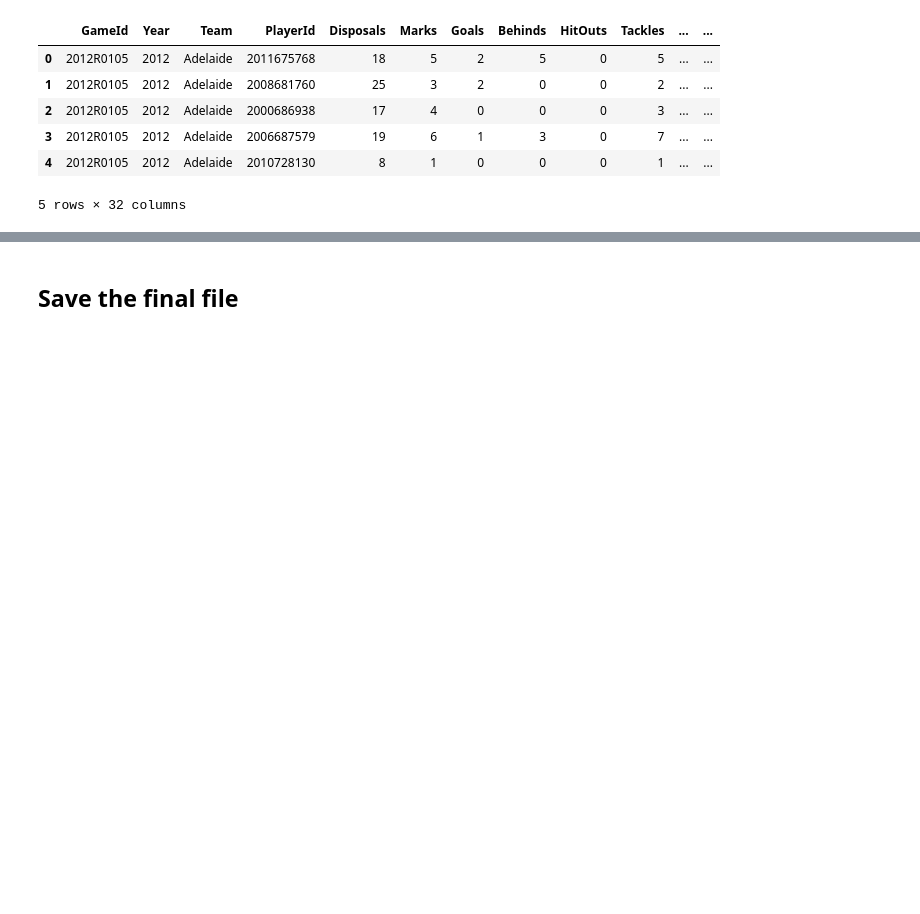
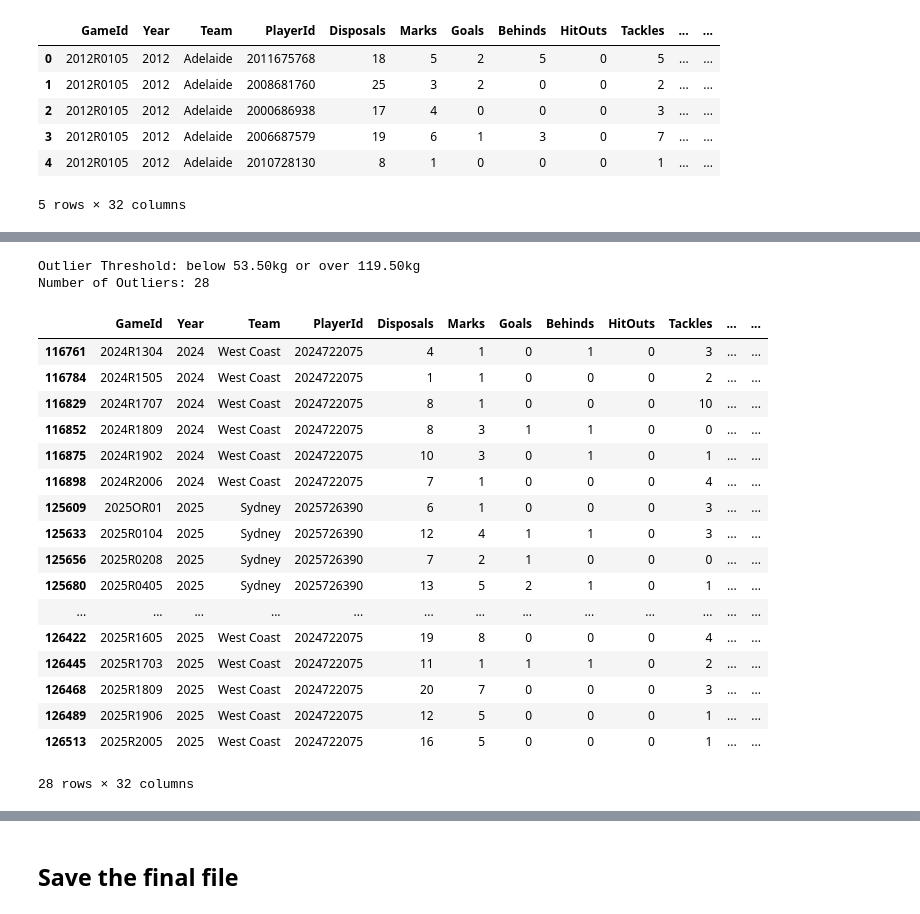
Before and after one commit to kjoohee/AFL-prediction, a Jupyter notebook: data/processed/Cleaned_Data.ipynb, the cells around one changed output, grey strips where cells are left out. Cells and saved outputs as stored; diff of their text form; code cells hidden in the pictures; blank space fills up the shorter version.

Commit message:
Handled weight 0 cases

```diff
--- a/data/processed/Cleaned_Data.ipynb
+++ b/data/processed/Cleaned_Data.ipynb
@@ -453,0 +474,36 @@ df_final.head()
+# %%
+# Examine Weight & BMI "0" cases
+
+Q1 = df_final['Weight'].quantile(0.25)
+Q3 = df_final['Weight'].quantile(0.75)
+IQR = Q3 - Q1
+
+extreme_lower = Q1 - 2.5 * IQR
+extreme_upper = Q3 + 2.5 * IQR
+
+extreme_outliers = df_final[(df_final['Weight'] < extreme_lower) | (df_final['Weight'] > extreme_upper)]
+
+print(f"Outlier Threshold: below {extreme_lower:.2f}kg or over {extreme_upper:.2f}kg")
+print(f"Number of Outliers: {len(extreme_outliers)}")
+extreme_outliers
+# %% [output]
+Outlier Threshold: below 53.50kg or over 119.50kg
+Number of Outliers: 28
+|  | GameId | Year | Team | PlayerId | Disposals | Marks | Goals | Behinds | HitOuts | Tackles | ... | ... |
+| 116761 | 2024R1304 | 2024 | West Coast | 2024722075 | 4 | 1 | 0 | 1 | 0 | 3 | ... | ... |
+| 116784 | 2024R1505 | 2024 | West Coast | 2024722075 | 1 | 1 | 0 | 0 | 0 | 2 | ... | ... |
+| 116829 | 2024R1707 | 2024 | West Coast | 2024722075 | 8 | 1 | 0 | 0 | 0 | 10 | ... | ... |
+| 116852 | 2024R1809 | 2024 | West Coast | 2024722075 | 8 | 3 | 1 | 1 | 0 | 0 | ... | ... |
+| 116875 | 2024R1902 | 2024 | West Coast | 2024722075 | 10 | 3 | 0 | 1 | 0 | 1 | ... | ... |
+| 116898 | 2024R2006 | 2024 | West Coast | 2024722075 | 7 | 1 | 0 | 0 | 0 | 4 | ... | ... |
+| 125609 | 2025OR01 | 2025 | Sydney | 2025726390 | 6 | 1 | 0 | 0 | 0 | 3 | ... | ... |
+| 125633 | 2025R0104 | 2025 | Sydney | 2025726390 | 12 | 4 | 1 | 1 | 0 | 3 | ... | ... |
+| 125656 | 2025R0208 | 2025 | Sydney | 2025726390 | 7 | 2 | 1 | 0 | 0 | 0 | ... | ... |
+| 125680 | 2025R0405 | 2025 | Sydney | 2025726390 | 13 | 5 | 2 | 1 | 0 | 1 | ... | ... |
+| ... | ... | ... | ... | ... | ... | ... | ... | ... | ... | ... | ... | ... |
+| 126422 | 2025R1605 | 2025 | West Coast | 2024722075 | 19 | 8 | 0 | 0 | 0 | 4 | ... | ... |
+| 126445 | 2025R1703 | 2025 | West Coast | 2024722075 | 11 | 1 | 1 | 1 | 0 | 2 | ... | ... |
+| 126468 | 2025R1809 | 2025 | West Coast | 2024722075 | 20 | 7 | 0 | 0 | 0 | 3 | ... | ... |
+| 126489 | 2025R1906 | 2025 | West Coast | 2024722075 | 12 | 5 | 0 | 0 | 0 | 1 | ... | ... |
+| 126513 | 2025R2005 | 2025 | West Coast | 2024722075 | 16 | 5 | 0 | 0 | 0 | 1 | ... | ... |
+28 rows × 32 columns
```
Also changed, not shown: parts of 2 cells of this notebook, 1 other file.
